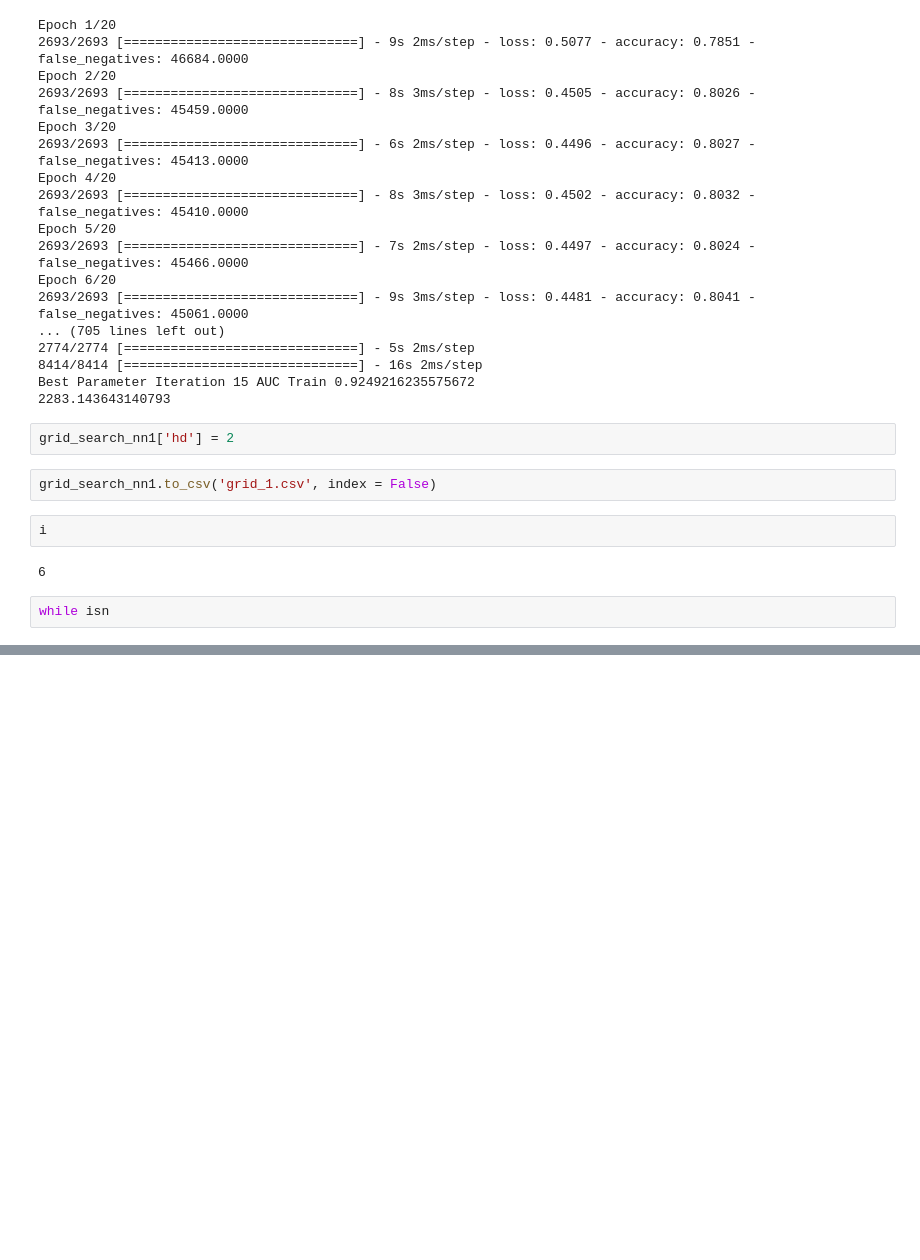
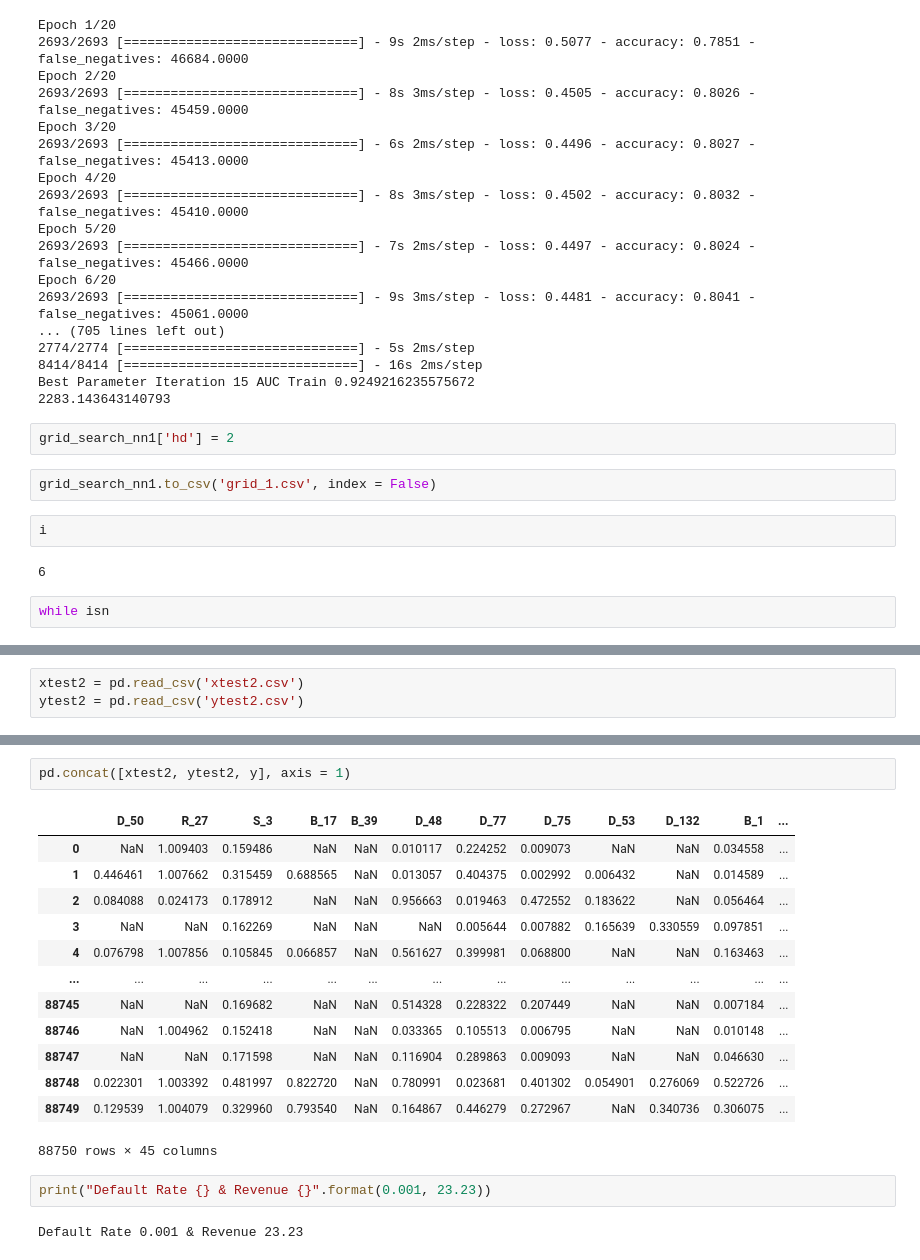
Before and after one commit to Shritej24c/Credit-Default-Pred, a Jupyter notebook: XGB.ipynb, the cells around one changed output, grey strips where cells are left out. Saved outputs shown, nothing was run; the diff lists cells and outputs as text; blank space fills up the shorter version.

```diff
--- a/XGB.ipynb
+++ b/XGB.ipynb
@@ -955,0 +1006,3 @@ print(t2 - t1)
+# %%
+xtest2 = pd.read_csv('xtest2.csv')
+ytest2 = pd.read_csv('ytest2.csv')
@@ -955,0 +1037,20 @@ print(t2 - t1)
+# %%
+pd.concat([xtest2, ytest2, y], axis = 1)
+# %% [output]
+|  | D_50 | R_27 | S_3 | B_17 | B_39 | D_48 | D_77 | D_75 | D_53 | D_132 | B_1 | ... |
+| 0 | NaN | 1.009403 | 0.159486 | NaN | NaN | 0.010117 | 0.224252 | 0.009073 | NaN | NaN | 0.034558 | ... |
+| 1 | 0.446461 | 1.007662 | 0.315459 | 0.688565 | NaN | 0.013057 | 0.404375 | 0.002992 | 0.006432 | NaN | 0.014589 | ... |
+| 2 | 0.084088 | 0.024173 | 0.178912 | NaN | NaN | 0.956663 | 0.019463 | 0.472552 | 0.183622 | NaN | 0.056464 | ... |
+| 3 | NaN | NaN | 0.162269 | NaN | NaN | NaN | 0.005644 | 0.007882 | 0.165639 | 0.330559 | 0.097851 | ... |
+| 4 | 0.076798 | 1.007856 | 0.105845 | 0.066857 | NaN | 0.561627 | 0.399981 | 0.068800 | NaN | NaN | 0.163463 | ... |
+| ... | ... | ... | ... | ... | ... | ... | ... | ... | ... | ... | ... | ... |
+| 88745 | NaN | NaN | 0.169682 | NaN | NaN | 0.514328 | 0.228322 | 0.207449 | NaN | NaN | 0.007184 | ... |
+| 88746 | NaN | 1.004962 | 0.152418 | NaN | NaN | 0.033365 | 0.105513 | 0.006795 | NaN | NaN | 0.010148 | ... |
+| 88747 | NaN | NaN | 0.171598 | NaN | NaN | 0.116904 | 0.289863 | 0.009093 | NaN | NaN | 0.046630 | ... |
+| 88748 | 0.022301 | 1.003392 | 0.481997 | 0.822720 | NaN | 0.780991 | 0.023681 | 0.401302 | 0.054901 | 0.276069 | 0.522726 | ... |
+| 88749 | 0.129539 | 1.004079 | 0.329960 | 0.793540 | NaN | 0.164867 | 0.446279 | 0.272967 | NaN | 0.340736 | 0.306075 | ... |
+88750 rows × 45 columns
+# %%
+print("Default Rate {} & Revenue {}".format(0.001, 23.23))
+# %% [output]
+Default Rate 0.001 & Revenue 23.23
```
Also changed, not shown: parts of 21 cells of this notebook.
